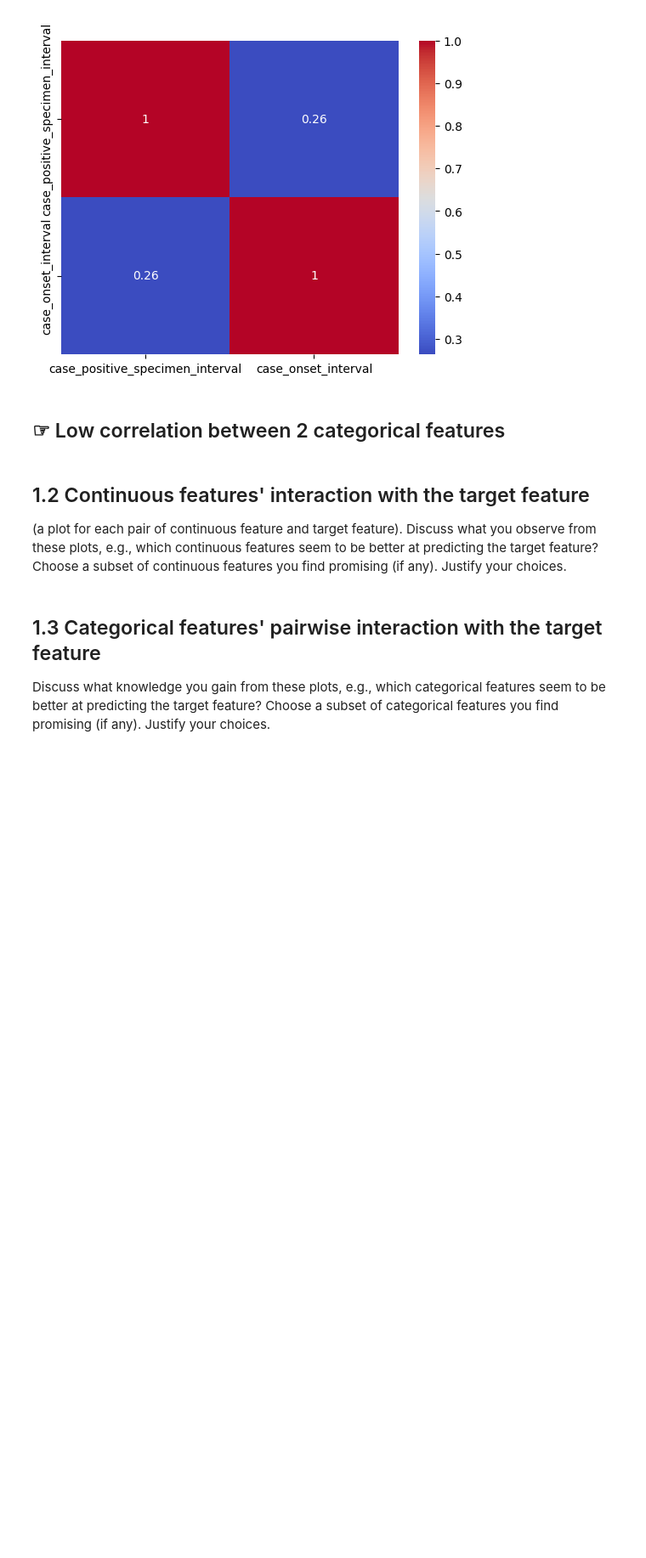
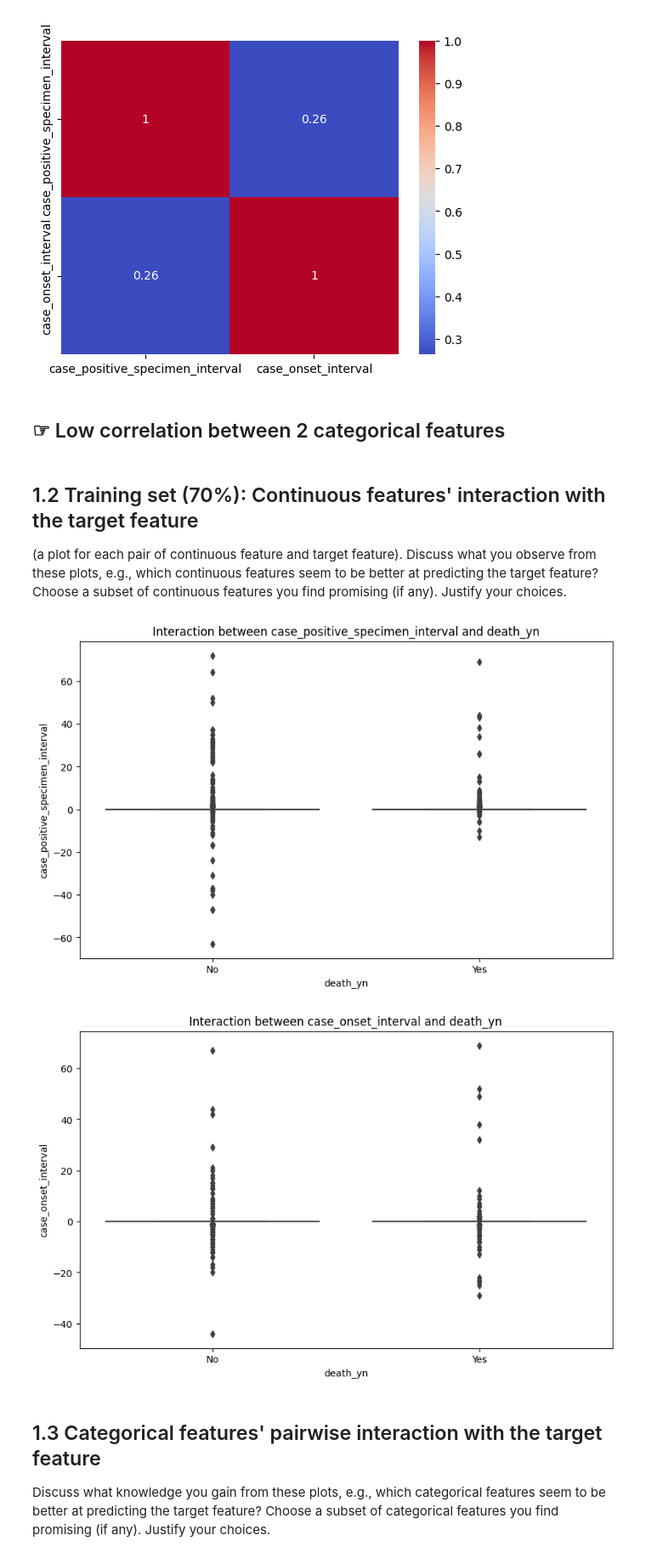
Before and after one commit to minhlynguyen/ucd-da-covid-death-prediction, a Jupyter notebook: MinhLy_Nguyen_22201371_Anil_Vercruysse_22202474_COMP47350_Homework2.ipynb, the cells around one changed output. Shown at 85% size. Drawn from its saved outputs; the diff is of its cells as text; code cells hidden in the pictures; blank space fills up the shorter version.

```diff
--- a/MinhLy_Nguyen_22201371_Anil_Vercruysse_22202474_COMP47350_Homework2.ipynb
+++ b/MinhLy_Nguyen_22201371_Anil_Vercruysse_22202474_COMP47350_Homework2.ipynb
@@ -53,0 +77,9 @@ df.head()
+# %%
+# Select columns with object type
+object_columns = df.select_dtypes(['object']).columns
+
+# Convert data type to category for these columns
+for column in object_columns:
+    df[column] = df[column].astype('category')
+
+df.dtypes
@@ -81,9 +133,19 @@ plt.show()
 # %% [markdown]
 ## ☞ Low correlation between 2 categorical features
 # %% [markdown]
-## 1.2 Continuous features' interaction with the target feature
+## 1.2 Training set (70%): Continuous features' interaction with the target feature
 
 (a plot for each pair of   continuous feature and target feature). Discuss what you observe from these plots, e.g., which continuous features seem to be better at predicting the target feature? Choose a subset of continuous features you find promising (if any). Justify your choices.
+# %%
+target_feature = "death_yn"
+
+for feature in continuous_features:
+    sns.boxplot(x=target_feature, y=feature, data=train_df)
+    plt.title(f"Interaction between {feature} and {target_feature}")
+    plt.show()
+# %% [output]
+[figure, added]
+[figure, added]
 # %% [markdown]
 ## 1.3 Categorical features' pairwise interaction with the target feature
 
```
Also changed, not shown: parts of 3 cells of this notebook.
